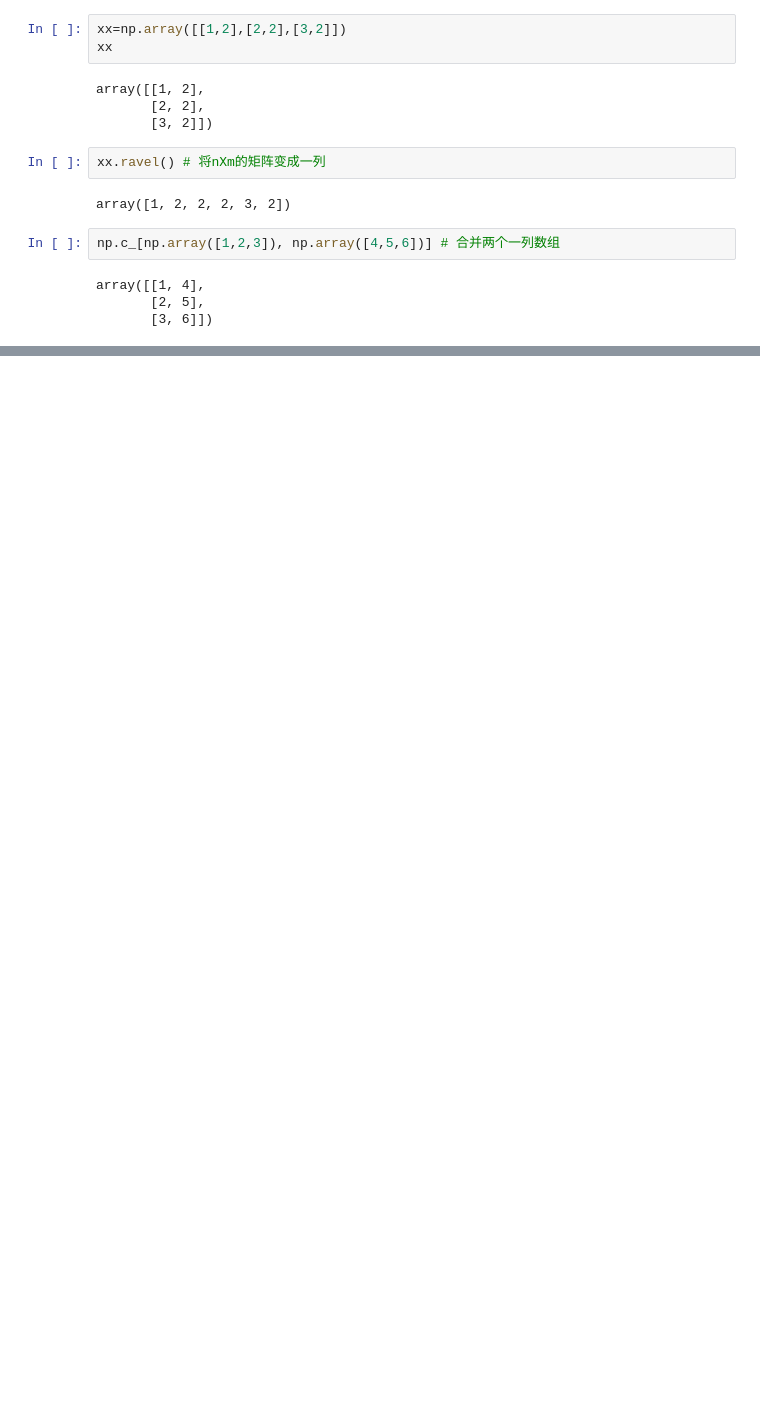
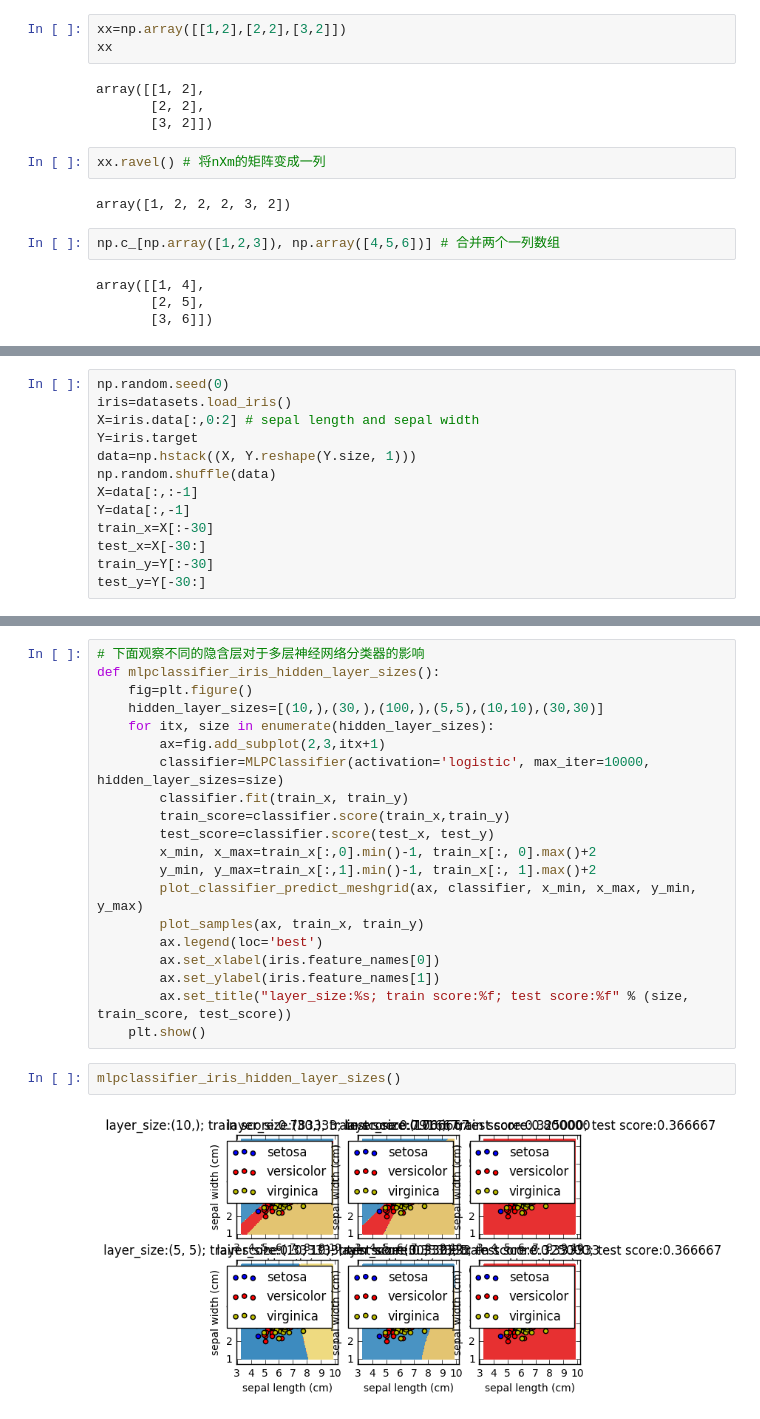
Before and after one commit to probao/Machine_Learning_Basis, a Jupyter notebook: Python-Machine Learning.ipynb, the cells around one changed output, grey strips where cells are left out. Drawn from its saved outputs; the diff is of its cells as text; blank space fills up the shorter version.

```diff
--- a/Python-Machine Learning.ipynb
+++ b/Python-Machine Learning.ipynb
@@ -2218,0 +2227,13 @@ array([[1, 4],
+# %%
+np.random.seed(0)
+iris=datasets.load_iris()
+X=iris.data[:,0:2] # sepal length and sepal width
+Y=iris.target
+data=np.hstack((X, Y.reshape(Y.size, 1)))
+np.random.shuffle(data)
+X=data[:,:-1]
+Y=data[:,-1]
+train_x=X[:-30]
+test_x=X[-30:]
+train_y=Y[:-30]
+test_y=Y[-30:]
@@ -2218,0 +2276,24 @@ array([[1, 4],
+# %%
+# 下面观察不同的隐含层对于多层神经网络分类器的影响
+def mlpclassifier_iris_hidden_layer_sizes():
+    fig=plt.figure()
+    hidden_layer_sizes=[(10,),(30,),(100,),(5,5),(10,10),(30,30)]
+    for itx, size in enumerate(hidden_layer_sizes):
+        ax=fig.add_subplot(2,3,itx+1)
+        classifier=MLPClassifier(activation='logistic', max_iter=10000, hidden_layer_sizes=size)
+        classifier.fit(train_x, train_y)
+        train_score=classifier.score(train_x,train_y)
+        test_score=classifier.score(test_x, test_y)
+        x_min, x_max=train_x[:,0].min()-1, train_x[:, 0].max()+2
+        y_min, y_max=train_x[:,1].min()-1, train_x[:, 1].max()+2
+        plot_classifier_predict_meshgrid(ax, classifier, x_min, x_max, y_min, y_max)
+        plot_samples(ax, train_x, train_y)
+        ax.legend(loc='best')
+        ax.set_xlabel(iris.feature_names[0])
+        ax.set_ylabel(iris.feature_names[1])
+        ax.set_title("layer_size:%s; train score:%f; test score:%f" % (size, train_score, test_score))
+    plt.show()
+# %%
+mlpclassifier_iris_hidden_layer_sizes()
+# %% [output]
+[figure, added]
```
Also changed, not shown: parts of 11 cells of this notebook.
